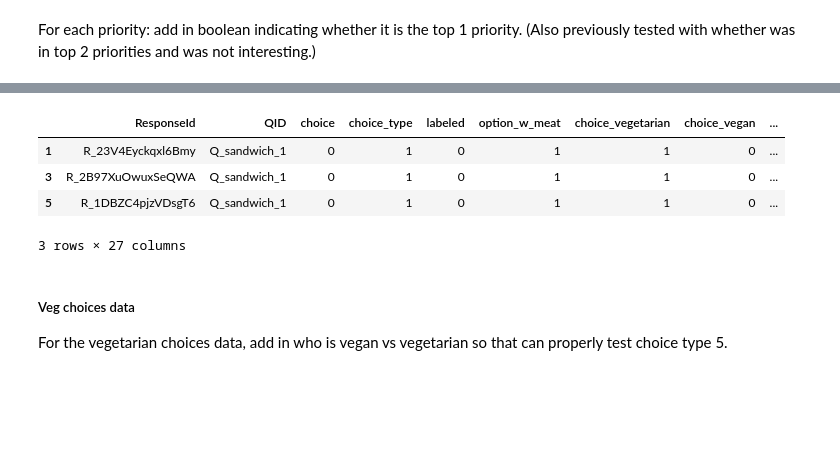
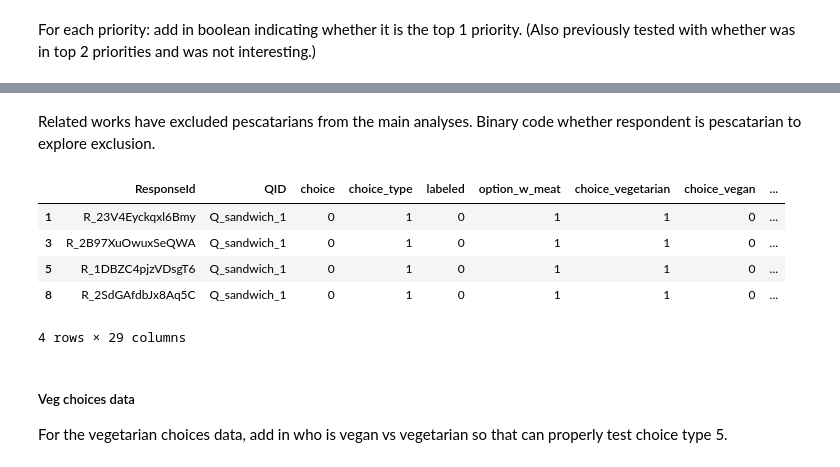
Before and after one commit to aberke/ff, a Jupyter notebook: data-analysis/online-survey-v1-exploratory.ipynb, the cells around one changed output, grey strips where cells are left out. Cells and saved outputs as stored; diff of their text form; code cells hidden in the pictures; blank space fills up the shorter version.

Commit message:
separated main analyses from exploratory analyses
- exploratory online survey notebook vs analysis notebook
- updated README

```diff
--- a/data-analysis/online-survey-v1-exploratory.ipynb
+++ b/data-analysis/online-survey-v1-exploratory.ipynb
@@ -298,0 +327,7 @@ resulting N=698
+# %%
+respondent_df['is_pescatarian'] = respondent_df['Q_special_diet'].astype(str).apply(lambda d: 1 if ('2' in d) else 0)
+(respondent_df[respondent_df['is_pescatarian']==1]['Q_demos_gender']
+ .astype(str)
+ .map(codebook['Q_demos_gender']['choices'])
+ .value_counts()
+)
@@ -894,11 +942,6 @@ choices_df.head()
 # %% [markdown]
 gender
 # %%
-# Coding gender as Male: 0.5; Otherwise: -0.5
-choices_df['gender'] = choices_df['ResponseId'].map(
-    respondent_df.set_index('ResponseId')['gender']
-).apply(lambda g: 0.5 if g=='Male' else -0.5)
-
 # Coding male as Male: 1; Otherwise: 0
 choices_df['male'] = choices_df['ResponseId'].map(
     respondent_df.set_index('ResponseId')['gender']
@@ -996,0 +1046,9 @@ for pkey, pname in codebook['Q_priorities']['choices'].items():
+# %%
+choices_df['past_days_ate_meat'] = choices_df['ResponseId'].map(
+        respondent_df.set_index('ResponseId')['Q_past_vegetarian'].astype(int))
+
+# boolean indicating whether they ate meat 7 days/week
+choices_df['ate_meat_7days'] = choices_df['past_days_ate_meat'].apply(lambda d: 1 if d==7 else 0)
+print('%0.2f%% ate meat 7 days' % (100*choices_df['ate_meat_7days'].sum()/len(choices_df)))
+print('past days/week ate meat')
+print(choices_df['past_days_ate_meat'].describe().apply(round, args=([3])))
@@ -997,11 +1067,18 @@ for pkey, pname in codebook['Q_priorities']['choices'].items():
+# %% [markdown]
+Related works have excluded pescatarians from the main analyses.
+Binary code whether respondent is pescatarian to explore exclusion.
+# %%
+choices_df['is_pescatarian'] = choices_df['ResponseId'].map(
+        respondent_df.set_index('ResponseId')['is_pescatarian'].astype(int))
 # %%
-choices_df.head(3)
+choices_df.head(4)
 # %% [output]
 |  | ResponseId | QID | choice | choice_type | labeled | option_w_meat | choice_vegetarian | choice_vegan | ... |
 | 1 | R_23V4Eyckqxl6Bmy | Q_sandwich_1 | 0 | 1 | 0 | 1 | 1 | 0 | ... |
 | 3 | R_2B97XuOwuxSeQWA | Q_sandwich_1 | 0 | 1 | 0 | 1 | 1 | 0 | ... |
 | 5 | R_1DBZC4pjzVDsgT6 | Q_sandwich_1 | 0 | 1 | 0 | 1 | 1 | 0 | ... |
+| 8 | R_2SdGAfdbJx8Aq5C | Q_sandwich_1 | 0 | 1 | 0 | 1 | 1 | 0 | ... |
-3 rows × 27 columns
+4 rows × 29 columns
 # %% [markdown]
 ##### Veg choices data
 
```
Also changed, not shown: parts of 92 cells of this notebook, 2 other files.
